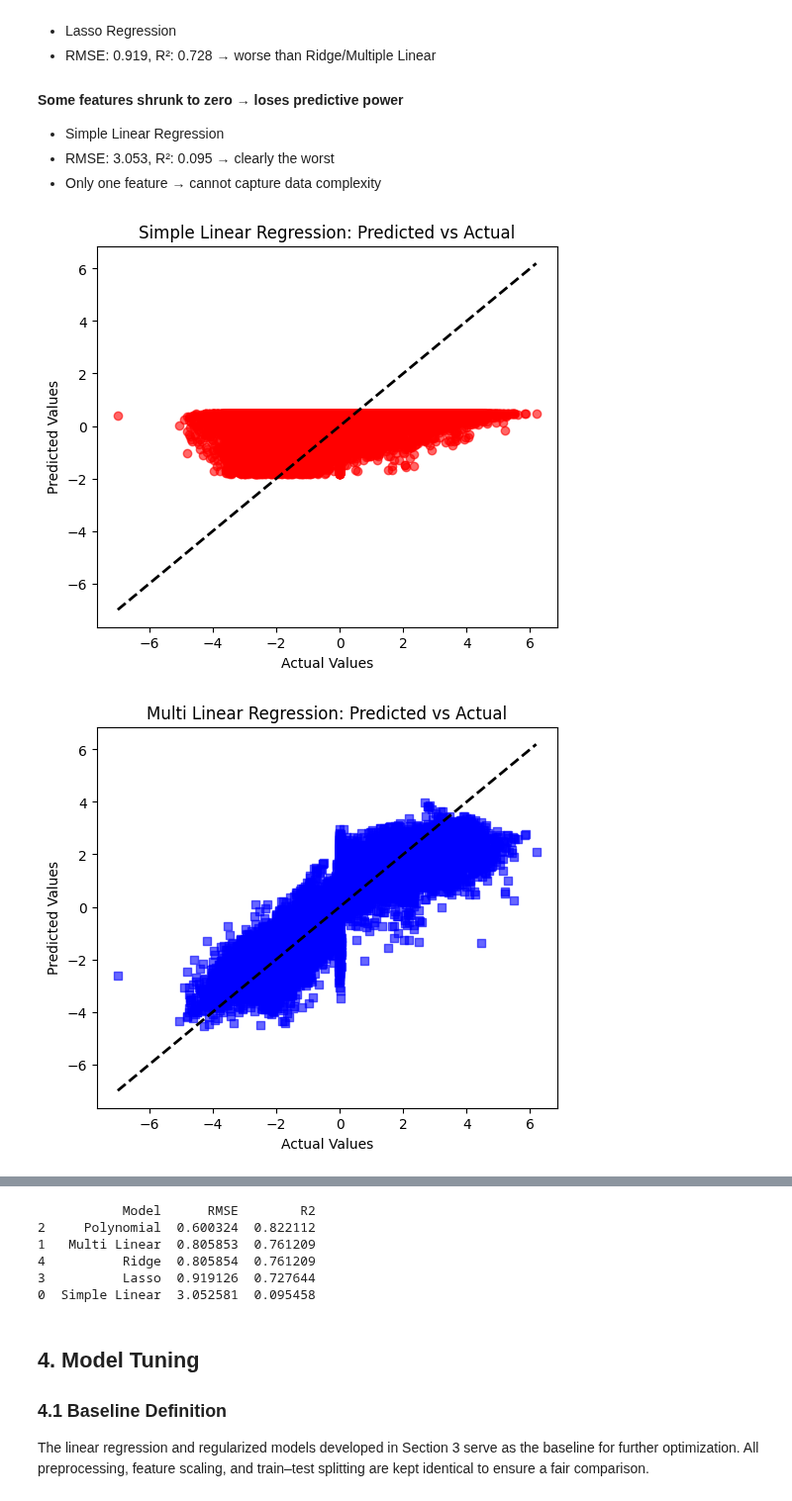
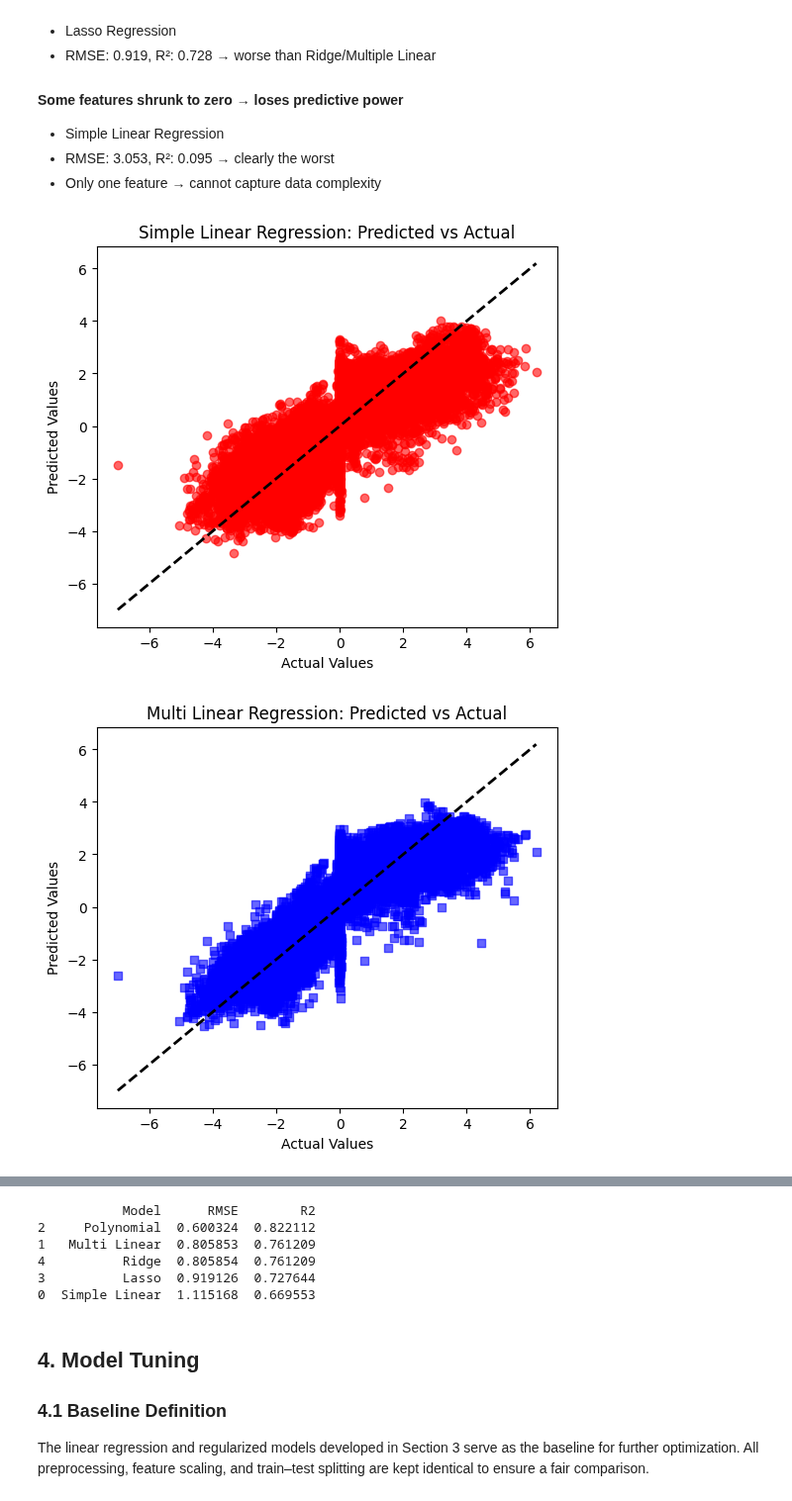
Before and after one commit to VonRiecken/Energy-Data-Engineering, a Jupyter notebook: main/ede_WS2526_project_9_ay_JR.ipynb, the cells around one changed output, grey strips where cells are left out. Shown at 99% size. Drawn from its saved outputs; the diff is of its cells as text; code cells hidden in the pictures.

```diff
--- a/main/ede_WS2526_project_9_ay_JR.ipynb
+++ b/main/ede_WS2526_project_9_ay_JR.ipynb
@@ -607,8 +609,8 @@ models = {}
 
 # 1. Simple Linear Regression
 # Baseline: Uses only the first feature (e.g., Temperature or Lag_1)
-X_train_simple = X_train_scaled.iloc[:, [0]]
-X_test_simple = X_test_scaled.iloc[:, [0]]
+X_train_simple =  X_train_scaled.loc[:, ['temp_amb']]
+X_test_simple =  X_test_scaled.loc[:, ['temp_amb']]
 model_simple = LinearRegression()
 model_simple.fit(X_train_simple, target_train)
 models["Simple Linear"] = model_simple
@@ -620,13 +622,11 @@ model_multi.fit(X_train_scaled, target_train)
 models["Multi Linear"] = model_multi
 
 # 3. Polynomial Regression (Degree 2)
-poly = PolynomialFeatures(degree=2)
-# creating new features
-X_train_poly = poly.fit_transform(X_train_scaled) # learn and apply the rules
-X_test_poly = poly.transform(X_test_scaled)  # just apply the rules learned by fit_transform
-
-model_poly = LinearRegression()
-model_poly.fit(X_train_poly, target_train)
+model_poly = make_pipeline(
+    PolynomialFeatures(degree=2),
+    LinearRegression()
+)
+model_poly.fit(X_train_scaled, target_train)
 models["Polynomial"] = model_poly
 
 # 4. Lasso Regression (L1 Regularization)
@@ -679,8 +680,6 @@ for i ,(name, model) in enumerate(models.items()):
 
     if name == "Simple Linear":
         X_te = X_test_simple
-    elif name == "Polynomial":
-        X_te = X_test_poly
     else:
         X_te = X_test_scaled
 
@@ -689,34 +688,34 @@ for i ,(name, model) in enumerate(models.items()):
     colors = ["red", "blue", "green", "orange", "purple"]
     markers = ["o", "s", "^", "D", "x"]
     plt.scatter(target_test, y_pred, alpha=0.6, color=colors[i], marker=markers[i])
 
     # Perfekte Vorhersage-Linie
     plt.plot([target_test.min(), target_test.max()],
              [target_test.min(), target_test.max()], 'k--', lw=2)
 
     plt.xlabel("Actual Values")
     plt.ylabel("Predicted Values")
     plt.title(f"{name} Regression: Predicted vs Actual")
     plt.show()
 
 
     # RMSE und R² (Regression Metrics)
     rmse = mean_squared_error(target_test, y_pred)
     r2 = r2_score(target_test, y_pred)
 
     # add the results
     results_test.append({
         "Model": name,
         "RMSE": rmse,
         "R2": r2
     })
 
 
 # end result of all models
 results_df = pd.DataFrame(results_test).sort_values("RMSE")
 print(results_df)
 # %% [output]
-[figure, old version]
+[figure, new version]
 [figure]
 [figure]
 [figure]
@@ -726,7 +725,7 @@ print(results_df)
 1   Multi Linear  0.805853  0.761209
 4          Ridge  0.805854  0.761209
 3          Lasso  0.919126  0.727644
-0  Simple Linear  3.052581  0.095458
+0  Simple Linear  1.115168  0.669553
 # %% [markdown]
 ## **4. Model Tuning**
 
```
Also changed, not shown: parts of 62 cells of this notebook, 2 other files.
